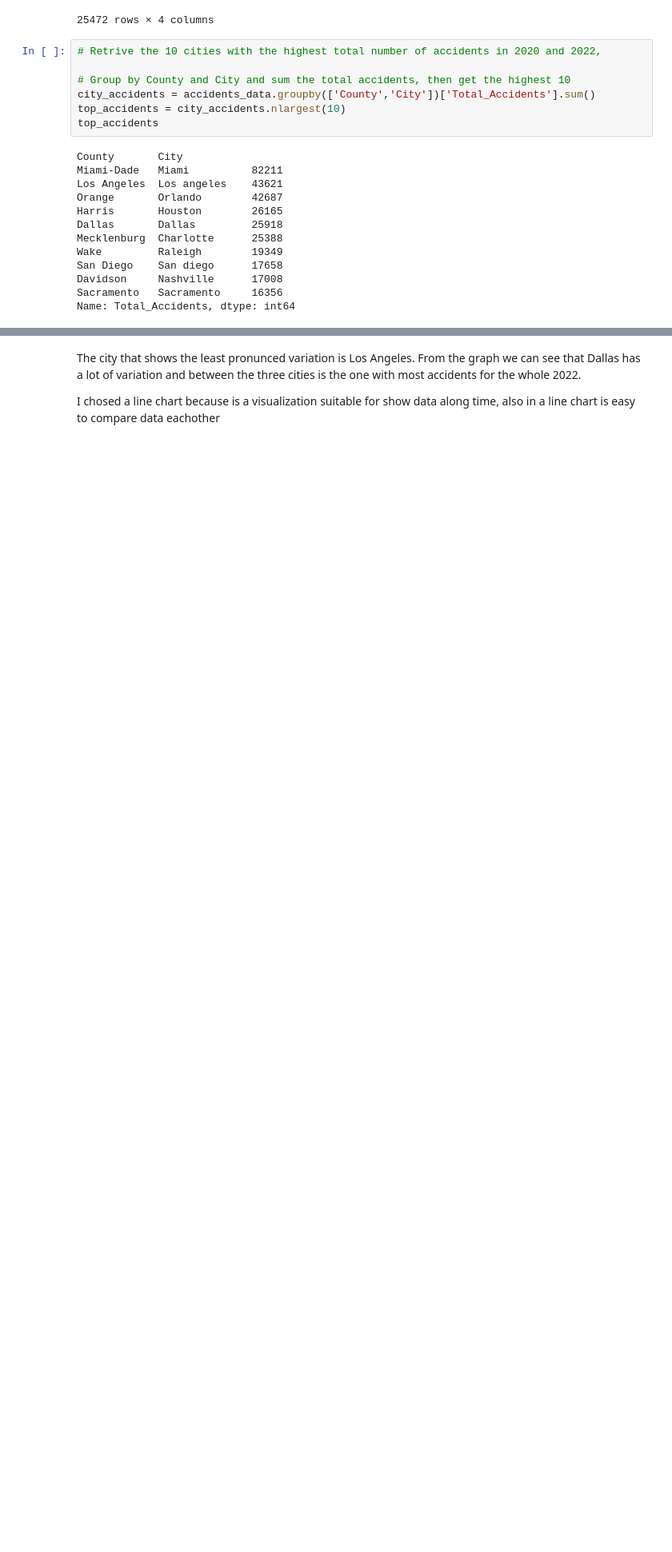
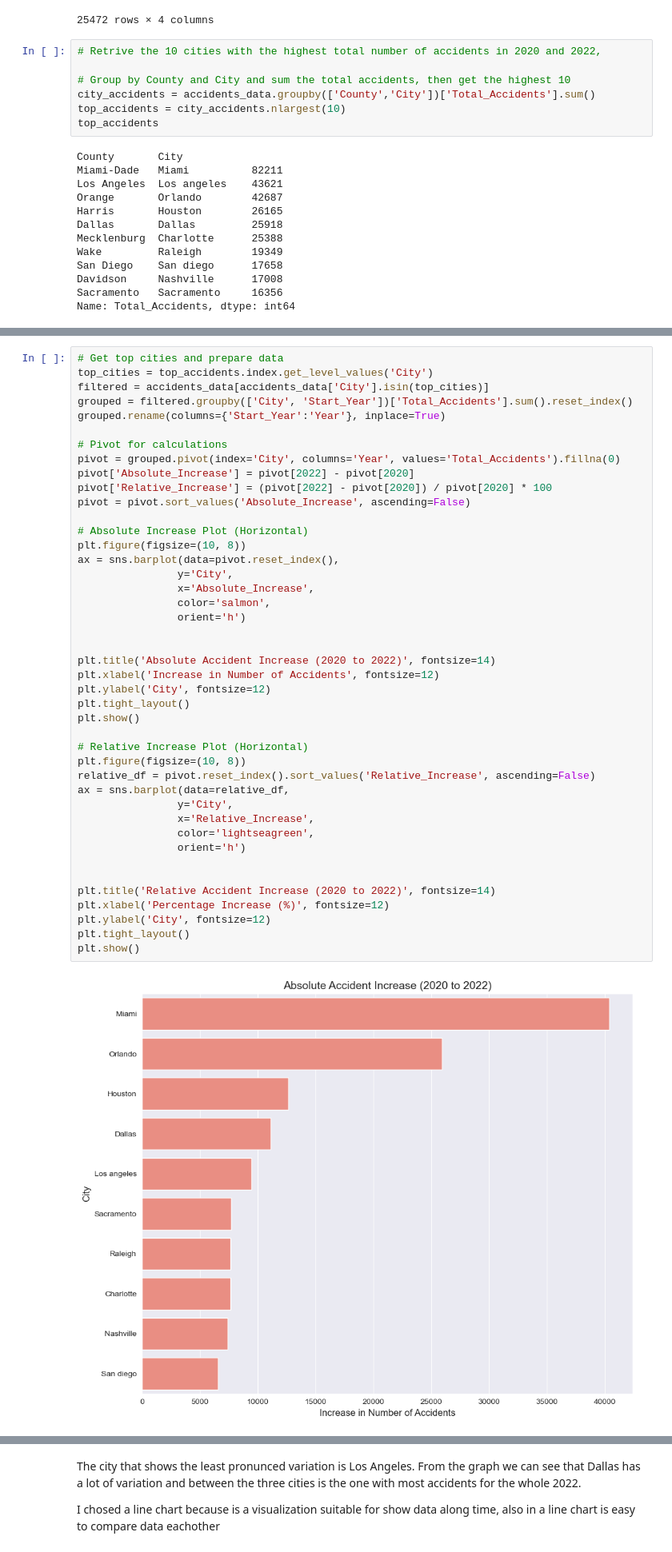
Before and after one commit to sAndreotti/VisualAnalytics, a Jupyter notebook: Assignment 1/AndreottiStefano_Assignment1.ipynb, the cells around one changed output, grey strips where cells are left out. Shown at 80% size. Cells and saved outputs as stored; diff of their text form; blank space fills up the shorter version.

```diff
--- a/Assignment 1/AndreottiStefano_Assignment1.ipynb
+++ b/Assignment 1/AndreottiStefano_Assignment1.ipynb
@@ -288,0 +265,45 @@ plt.show()
+# %%
+# Get top cities and prepare data
+top_cities = top_accidents.index.get_level_values('City')
+filtered = accidents_data[accidents_data['City'].isin(top_cities)]
+grouped = filtered.groupby(['City', 'Start_Year'])['Total_Accidents'].sum().reset_index()
+grouped.rename(columns={'Start_Year':'Year'}, inplace=True)
+
+# Pivot for calculations
+pivot = grouped.pivot(index='City', columns='Year', values='Total_Accidents').fillna(0)
+pivot['Absolute_Increase'] = pivot[2022] - pivot[2020]
+pivot['Relative_Increase'] = (pivot[2022] - pivot[2020]) / pivot[2020] * 100
+pivot = pivot.sort_values('Absolute_Increase', ascending=False)
+
+# Absolute Increase Plot (Horizontal)
+plt.figure(figsize=(10, 8))
+ax = sns.barplot(data=pivot.reset_index(),
+                y='City',
+                x='Absolute_Increase',
+                color='salmon',
+                orient='h')
+
+
+plt.title('Absolute Accident Increase (2020 to 2022)', fontsize=14)
+plt.xlabel('Increase in Number of Accidents', fontsize=12)
+plt.ylabel('City', fontsize=12)
+plt.tight_layout()
+plt.show()
+
+# Relative Increase Plot (Horizontal)
+plt.figure(figsize=(10, 8))
+relative_df = pivot.reset_index().sort_values('Relative_Increase', ascending=False)
+ax = sns.barplot(data=relative_df,
+                y='City',
+                x='Relative_Increase',
+                color='lightseagreen',
+                orient='h')
+
+
+plt.title('Relative Accident Increase (2020 to 2022)', fontsize=14)
+plt.xlabel('Percentage Increase (%)', fontsize=12)
+plt.ylabel('City', fontsize=12)
+plt.tight_layout()
+plt.show()
+# %% [output]
+[figure, added]
```
Also changed, not shown: parts of 18 cells of this notebook.
